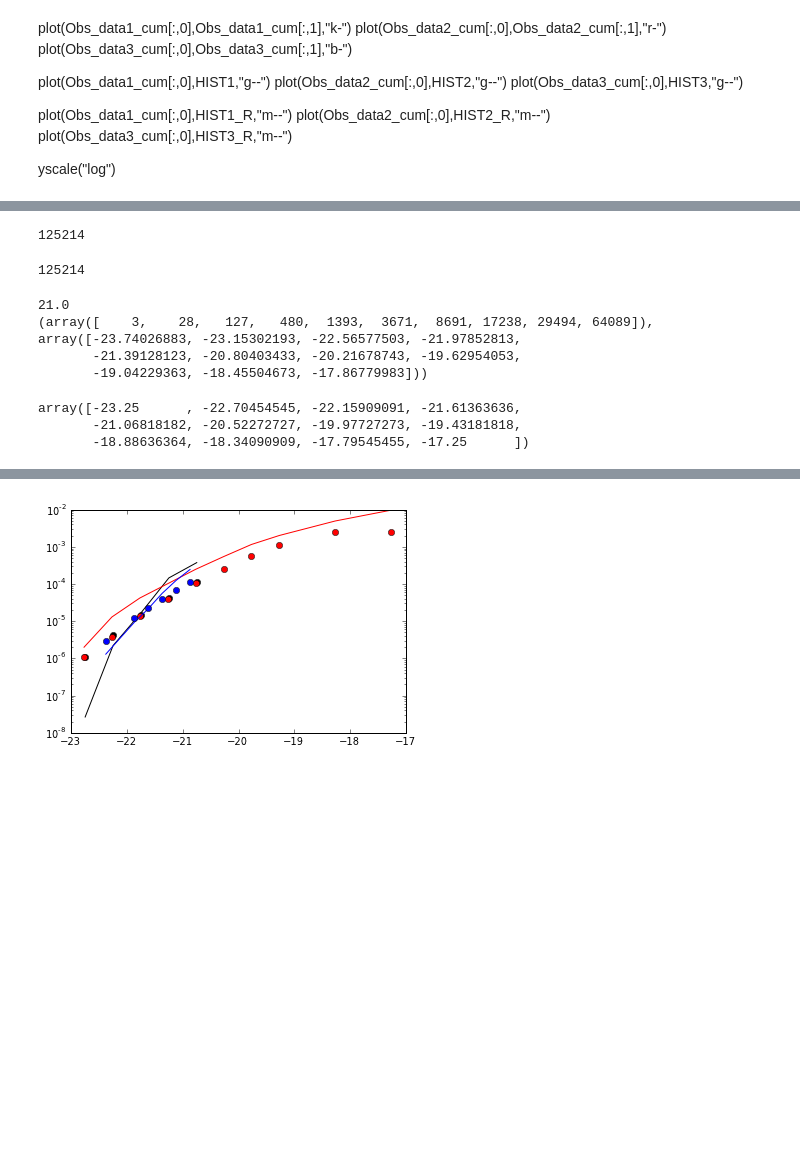
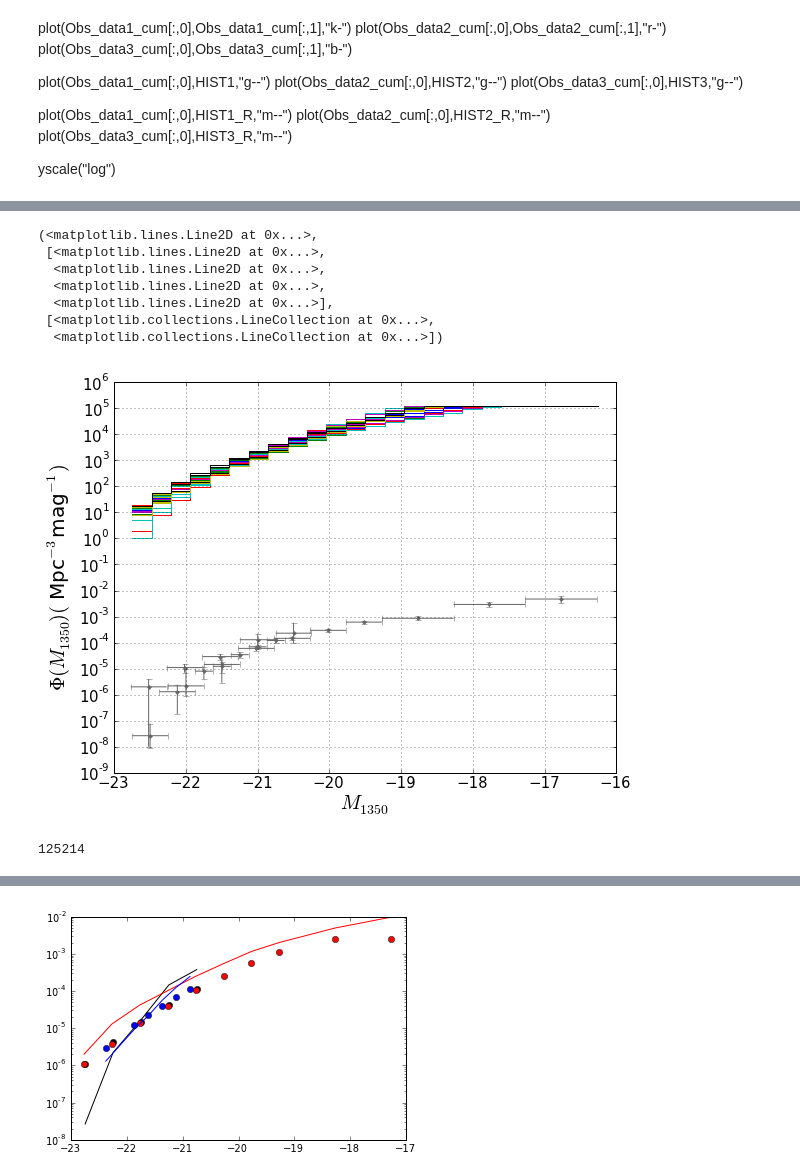
Before and after one commit to flgomezc/sfr-dmhm, a Jupyter notebook: fullprogram/main.ipynb, the cells around one changed output, grey strips where cells are left out. Cells and saved outputs as stored; diff of their text form; code cells hidden in the pictures; blank space fills up the shorter version.

Commit message:
Madrid: Trying to fit with cumulative LF.

```diff
--- a/fullprogram/main.ipynb
+++ b/fullprogram/main.ipynb
@@ -373,5 +373,37 @@ ax4.yaxis.set_major_formatter(plt.NullFormatter())
-# %%
-M = np.loadtxt('../data/MD_3840_Planck1/BDM/Small_Cells/0.dat'
-    ,usecols=(3,),skiprows=17)/hpl; BoxLength = 250.0/hpl # Mpc
-M.sort()
+# %%
+parameters = np.loadtxt("MCMC_reg_fullbox.dat", usecols=(0,1,2,3,4,5), skiprows=0)
+
+
+figure(figsize(9,7))
+plot()
+ylabel(r"$\Phi(M_{1350})($ Mpc$^{-3}$mag$^{-1})$",fontsize=20)
+xlabel('$M_{1350}$',fontsize=20)
+plt.grid(True)
+#itle("Luminosity Function - Cosmic Variance",fontsize=25)
+tick_params(axis="both", labelsize=15)
+yscale("log")
+
+for i in range(28):
+#for i in range(parameters.shape[0]):
+    L_R[:]= Luminosity(M[:],10**parameters[i,0],10**parameters[i,1],parameters[i,2],parameters[i,3])
+    Magnitude_UV_galaxy_list_R = 51.82 - 2.5 * log10(L_R[:])
+    hist([Magnitude_UV_galaxy_list_R], bins=np.linspace(-22.75,-16.25, 25),cumulative="true",histtype='step' )
+
+    #1.0/M.size
+
+errorbar(Obs_data2[:,0],Obs_data2[:,1], xerr=Obs_data2xerror, yerr=Obs_data2yerror,
+         fmt='.', color="0.40", label="Bouwens et al 2014")
+errorbar(Obs_data1[:,0],Obs_data1[:,1], xerr=0.25           , yerr=Obs_data1yerror,
+         fmt='.', color="0.40", label="Willott et al 2013")
+errorbar(Obs_data3[:,0],Obs_data3[:,1], xerr=Obs_data3xerror, yerr=Obs_data3yerror,
+         fmt='.', color="0.40", label="McLure et al 2009")
+# %% [output]
+(<matplotlib.lines.Line2D at 0x...>,
+ [<matplotlib.lines.Line2D at 0x...>,
+  <matplotlib.lines.Line2D at 0x...>,
+  <matplotlib.lines.Line2D at 0x...>,
+  <matplotlib.lines.Line2D at 0x...>],
+ [<matplotlib.collections.LineCollection at 0x...>,
+  <matplotlib.collections.LineCollection at 0x...>])
+[figure, added]
 # %%
@@ -379,26 +411,2 @@ M.size
 # %% [output]
 125214
-# %%
-L_R.size
-# %% [output]
-125214
-# %%
-parameters = np.loadtxt("MCMC_reg_fullbox.dat", usecols=(0,1,2,3,4,5), skiprows=0)
-print parameters[1,5]
-
-L_R[:]= Luminosity( M[:],10**parameters[i,0],10**parameters[i,1],parameters[i,2],parameters[i,3] )
-Magnitude_UV_galaxy_list_R = 51.82 - 2.5 * log10(L_R)
-
-print histogram(Magnitude_UV_galaxy_list_R)
-# %% [output]
-21.0
-(array([    3,    28,   127,   480,  1393,  3671,  8691, 17238, 29494, 64089]), array([-23.74026883, -23.15302193, -22.56577503, -21.97852813,
-       -21.39128123, -20.80403433, -20.21678743, -19.62954053,
-       -19.04229363, -18.45504673, -17.86779983]))
-# %%
-BINS = np.linspace(-23.25,-17.25, 12)
-BINS
-# %% [output]
-array([-23.25      , -22.70454545, -22.15909091, -21.61363636,
-       -21.06818182, -20.52272727, -19.97727273, -19.43181818,
-       -18.88636364, -18.34090909, -17.79545455, -17.25      ])
```
Also changed, not shown: parts of 6 cells of this notebook, 5 other files.
